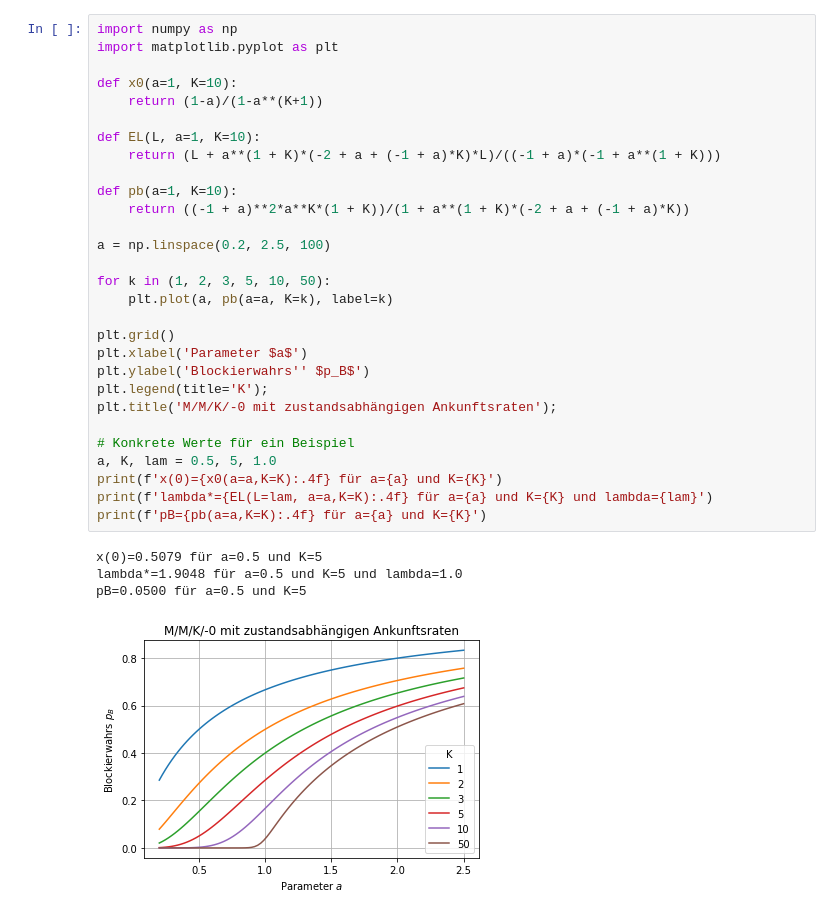
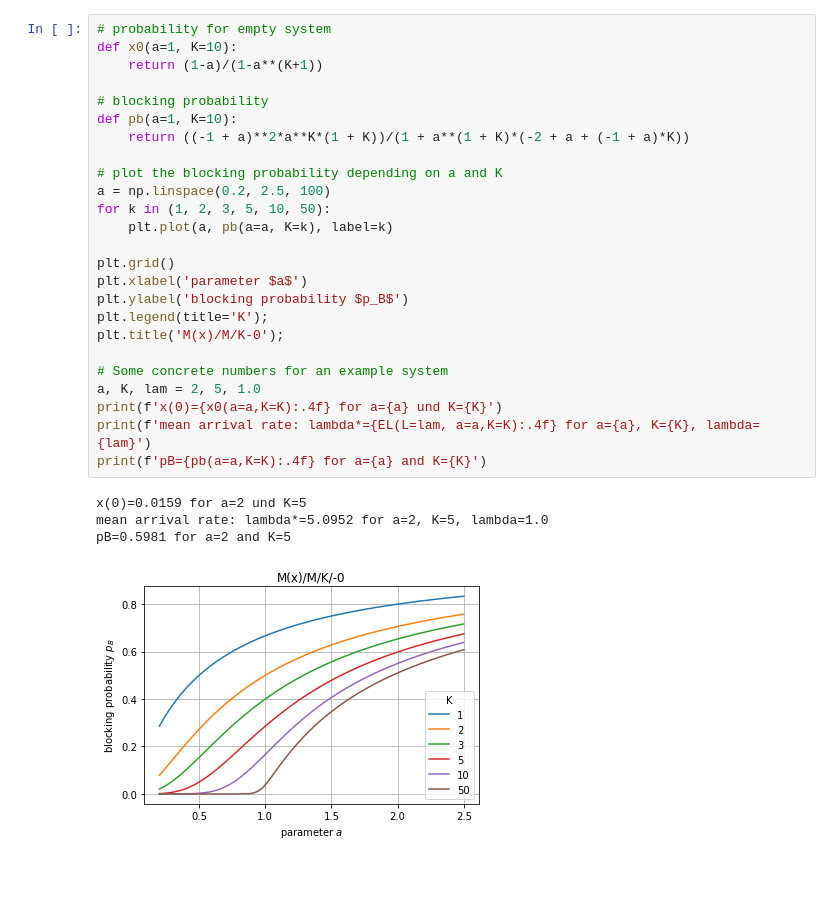
Before and after one commit to hossfeld/performance-modeling, a Jupyter notebook: chapter3_stochasticProcesses/ch3-5-MMn_stateDependentArrivalRates.ipynb, the cells around one changed output. Drawn from its saved outputs; the diff is of its cells as text; blank space fills up the shorter version.

Commit message:
Chapter 3.5 M(x)/M/K-0 loss system

```diff
--- a/chapter3_stochasticProcesses/ch3-5-MMn_stateDependentArrivalRates.ipynb
+++ b/chapter3_stochasticProcesses/ch3-5-MMn_stateDependentArrivalRates.ipynb
@@ -37,34 +103,30 @@ $$
 # %%
-import numpy as np
-import matplotlib.pyplot as plt
-
+# probability for empty system
 def x0(a=1, K=10):
     return (1-a)/(1-a**(K+1))
 
-def EL(L, a=1, K=10):
-    return (L + a**(1 + K)*(-2 + a + (-1 + a)*K)*L)/((-1 + a)*(-1 + a**(1 + K)))
-
+# blocking probability
 def pb(a=1, K=10):
     return ((-1 + a)**2*a**K*(1 + K))/(1 + a**(1 + K)*(-2 + a + (-1 + a)*K))
 
+# plot the blocking probability depending on a and K
 a = np.linspace(0.2, 2.5, 100)
-
 for k in (1, 2, 3, 5, 10, 50):
     plt.plot(a, pb(a=a, K=k), label=k)
 
 plt.grid()
-plt.xlabel('Parameter $a$')
-plt.ylabel('Blockierwahrs'' $p_B$')
+plt.xlabel('parameter $a$')
+plt.ylabel('blocking probability $p_B$')
 plt.legend(title='K');
-plt.title('M/M/K/-0 mit zustandsabhängigen Ankunftsraten');
+plt.title('M(x)/M/K-0');
 
-# Konkrete Werte für ein Beispiel
-a, K, lam = 0.5, 5, 1.0
-print(f'x(0)={x0(a=a,K=K):.4f} für a={a} und K={K}')
-print(f'lambda*={EL(L=lam, a=a,K=K):.4f} für a={a} und K={K} und lambda={lam}')
-print(f'pB={pb(a=a,K=K):.4f} für a={a} und K={K}')
+# Some concrete numbers for an example system
+a, K, lam = 2, 5, 1.0
+print(f'x(0)={x0(a=a,K=K):.4f} for a={a} und K={K}')
+print(f'mean arrival rate: lambda*={EL(L=lam, a=a,K=K):.4f} for a={a}, K={K}, lambda={lam}')
+print(f'pB={pb(a=a,K=K):.4f} for a={a} and K={K}')
 # %% [output]
-x(0)=0.5079 für a=0.5 und K=5
-lambda*=1.9048 für a=0.5 und K=5 und lambda=1.0
-pB=0.0500 für a=0.5 und K=5
+x(0)=0.0159 for a=2 und K=5
+mean arrival rate: lambda*=5.0952 for a=2, K=5, lambda=1.0
+pB=0.5981 for a=2 and K=5
-[figure, old version]
+[figure, new version]
```
Also changed, not shown: parts of 11 cells of this notebook, 1 other file.
